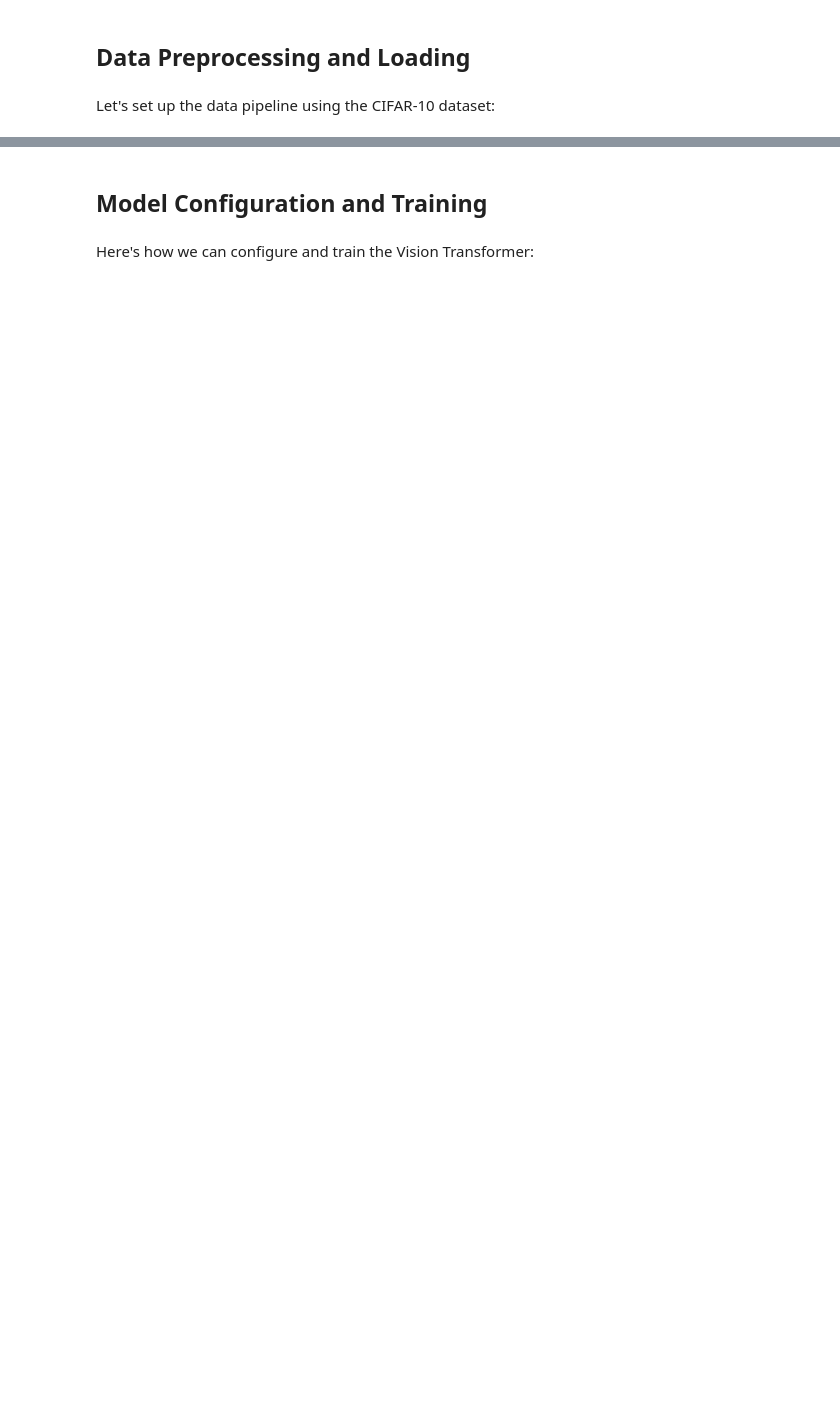
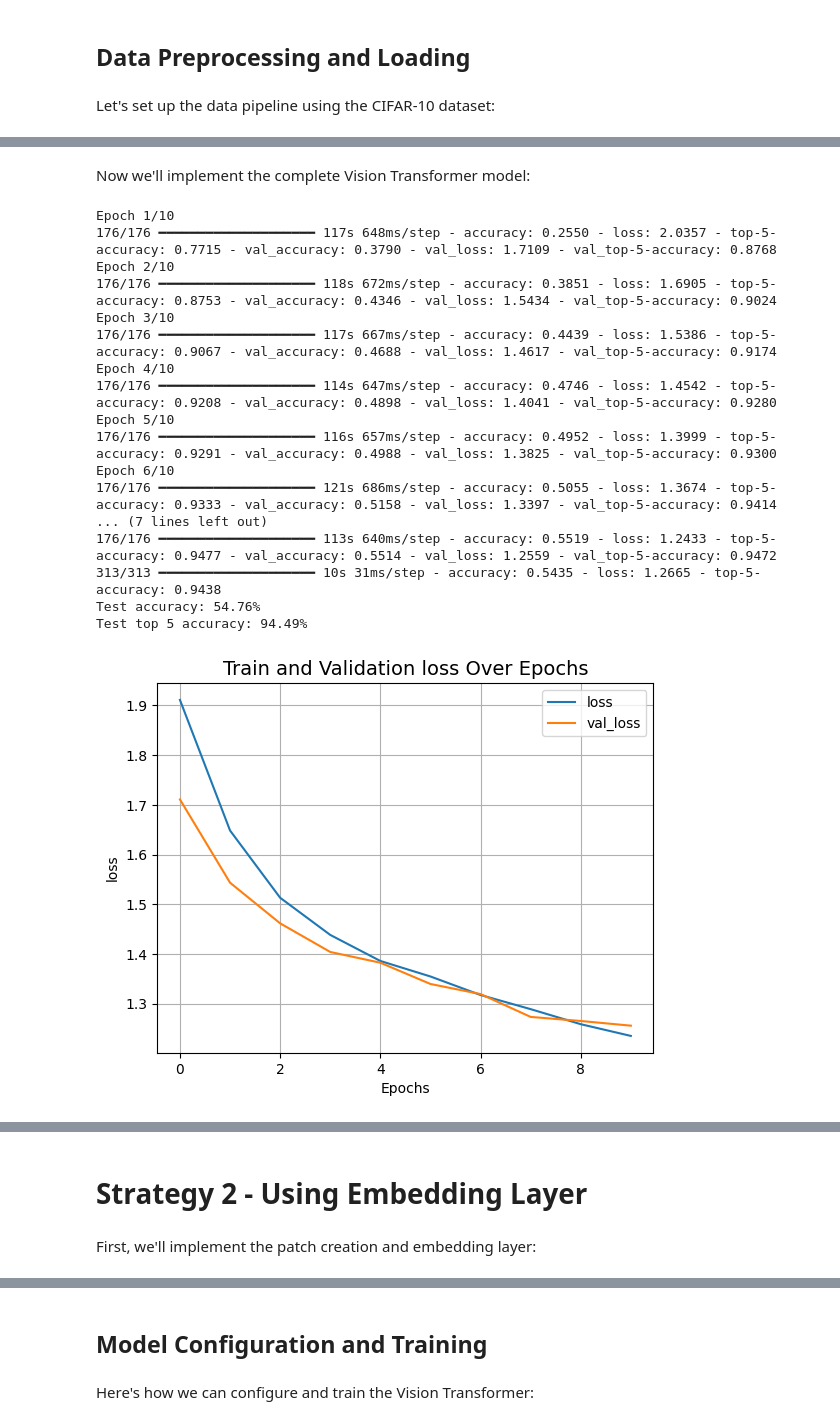
Before and after one commit to raminmohammadi/GEN-AI, a Jupyter notebook: Labs/Week_7/Transformers/Vision_Transformers.ipynb, the cells around one changed output, grey strips where cells are left out. Cells and saved outputs as stored; diff of their text form; code cells hidden in the pictures; blank space fills up the shorter version.

```diff
--- a/Labs/Week_7/Transformers/Vision_Transformers.ipynb
+++ b/Labs/Week_7/Transformers/Vision_Transformers.ipynb
@@ -211,0 +93,13 @@ val_ds = val_ds.batch(32).prefetch(tf.data.AUTOTUNE)
+# %%
+data_augmentation = tf.keras.Sequential(
+    [
+        layers.Normalization(),
+        layers.Resizing(image_size, image_size),
+        layers.RandomFlip("horizontal"),
+        layers.RandomRotation(factor=0.02),
+        layers.RandomZoom(height_factor=0.2, width_factor=0.2),
+    ],
+    name="data_augmentation",
+)
+# Compute the mean and the variance of the training data for normalization.
+data_augmentation.layers[0].adapt(x_train)
@@ -211,0 +272,2 @@ val_ds = val_ds.batch(32).prefetch(tf.data.AUTOTUNE)
+# %% [markdown]
+Now we'll implement the complete Vision Transformer model:
@@ -211,0 +312,38 @@ val_ds = val_ds.batch(32).prefetch(tf.data.AUTOTUNE)
+# %%
+# Create and compile model
+model = SimpleViT()
+history = run_experiment(model)
+
+
+def plot_history(item):
+    plt.plot(history.history[item], label=item)
+    plt.plot(history.history["val_" + item], label="val_" + item)
+    plt.xlabel("Epochs")
+    plt.ylabel(item)
+    plt.title("Train and Validation {} Over Epochs".format(item), fontsize=14)
+    plt.legend()
+    plt.grid()
+    plt.show()
+
+
+plot_history("loss")
+plot_history("top-5-accuracy")
+# %% [output]
+Epoch 1/10
+176/176 ━━━━━━━━━━━━━━━━━━━━ 117s 648ms/step - accuracy: 0.2550 - loss: 2.0357 - top-5-accuracy: 0.7715 - val_accuracy: 0.3790 - val_loss: 1.7109 - val_top-5-accuracy: 0.8768
+Epoch 2/10
+176/176 ━━━━━━━━━━━━━━━━━━━━ 118s 672ms/step - accuracy: 0.3851 - loss: 1.6905 - top-5-accuracy: 0.8753 - val_accuracy: 0.4346 - val_loss: 1.5434 - val_top-5-accuracy: 0.9024
+Epoch 3/10
+176/176 ━━━━━━━━━━━━━━━━━━━━ 117s 667ms/step - accuracy: 0.4439 - loss: 1.5386 - top-5-accuracy: 0.9067 - val_accuracy: 0.4688 - val_loss: 1.4617 - val_top-5-accuracy: 0.9174
+Epoch 4/10
+176/176 ━━━━━━━━━━━━━━━━━━━━ 114s 647ms/step - accuracy: 0.4746 - loss: 1.4542 - top-5-accuracy: 0.9208 - val_accuracy: 0.4898 - val_loss: 1.4041 - val_top-5-accuracy: 0.9280
+Epoch 5/10
+176/176 ━━━━━━━━━━━━━━━━━━━━ 116s 657ms/step - accuracy: 0.4952 - loss: 1.3999 - top-5-accuracy: 0.9291 - val_accuracy: 0.4988 - val_loss: 1.3825 - val_top-5-accuracy: 0.9300
+Epoch 6/10
+176/176 ━━━━━━━━━━━━━━━━━━━━ 121s 686ms/step - accuracy: 0.5055 - loss: 1.3674 - top-5-accuracy: 0.9333 - val_accuracy: 0.5158 - val_loss: 1.3397 - val_top-5-accuracy: 0.9414
+... (7 lines left out)
+176/176 ━━━━━━━━━━━━━━━━━━━━ 113s 640ms/step - accuracy: 0.5519 - loss: 1.2433 - top-5-accuracy: 0.9477 - val_accuracy: 0.5514 - val_loss: 1.2559 - val_top-5-accuracy: 0.9472
+313/313 ━━━━━━━━━━━━━━━━━━━━ 10s 31ms/step - accuracy: 0.5435 - loss: 1.2665 - top-5-accuracy: 0.9438
+Test accuracy: 54.76%
+Test top 5 accuracy: 94.49%
+[figure, added]
@@ -211,0 +351,4 @@ val_ds = val_ds.batch(32).prefetch(tf.data.AUTOTUNE)
+# %% [markdown]
+# Strategy 2 - Using Embedding Layer
+# %% [markdown]
+First, we'll implement the patch creation and embedding layer:
```
Also changed, not shown: parts of 33 cells of this notebook, 1 other file.
